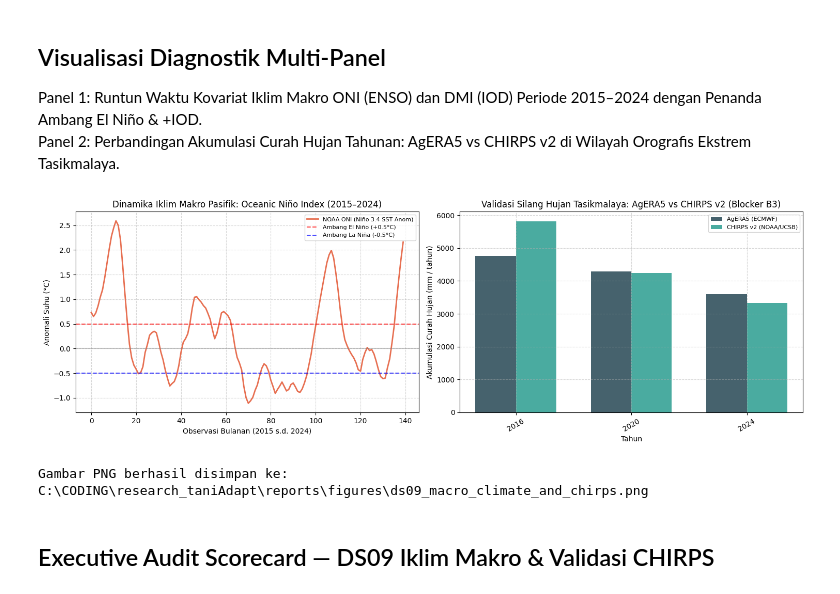
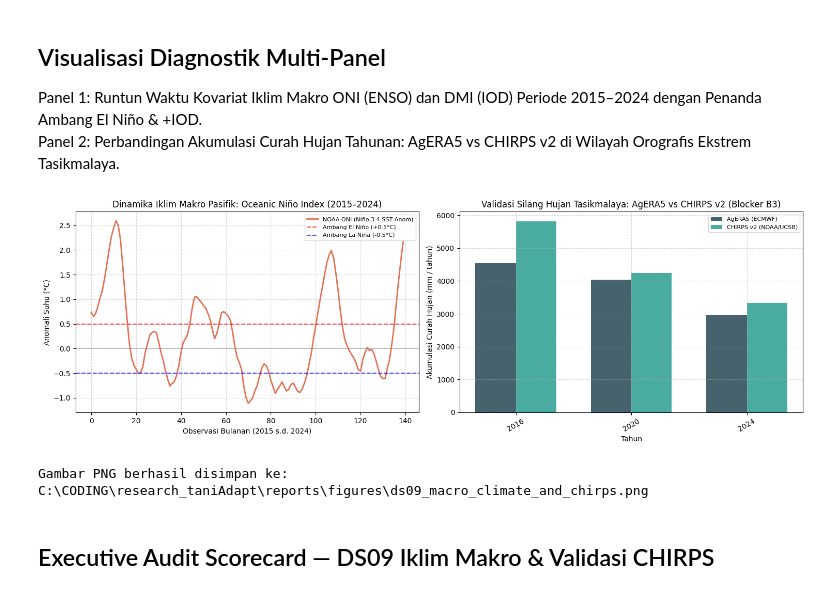
Before and after one commit to fathirrizkifadillah/research_taniadapt, a Jupyter notebook: notebook/09_climate_covariates_and_chirps.ipynb, the cells around one changed output. Cells and saved outputs as stored; diff of their text form; code cells hidden in the pictures.

```diff
--- a/notebook/09_climate_covariates_and_chirps.ipynb
+++ b/notebook/09_climate_covariates_and_chirps.ipynb
@@ -131,35 +133,38 @@ ax1.grid(True, linestyle='--', alpha=0.5)
 
 # Panel 2: Curah Hujan Tasikmalaya AgERA5 vs CHIRPS
 tasik_ch = pd.read_csv(chirps_dir / "chirps_tasikmalaya_2015_2024.csv", skiprows=[1])
 tasik_ch['year'] = pd.to_datetime(tasik_ch['time']).dt.year
 ch_ann = tasik_ch.groupby('year')['precip'].sum()
 
-tasik_ag = pd.read_csv(agera5_dir / "agera5_tasikmalaya_2015_2024.csv")
+f_tasik_ag = agera5_dir / "agera5_kab_tasikmalaya_2015_2024.csv"
+if not f_tasik_ag.exists():
+    f_tasik_ag = agera5_dir / "agera5_tasikmalaya_2015_2024.csv"
+tasik_ag = pd.read_csv(f_tasik_ag)
 tasik_ag['year'] = pd.to_datetime(tasik_ag['valid_time']).dt.year
 ag_ann = tasik_ag.groupby('year')['Precipitation_Flux'].sum()
 
 years = sorted(list(set(ch_ann.index).intersection(set(ag_ann.index))))
 x = np.arange(len(years))
 width = 0.35
 
 ax2.bar(x - width/2, [ag_ann[y] for y in years], width, label='AgERA5 (ECMWF)', color='#264653', alpha=0.85)
 ax2.bar(x + width/2, [ch_ann[y] for y in years], width, label='CHIRPS v2 (NOAA/UCSB)', color='#2a9d8f', alpha=0.85)
 
 ax2.set_title("Validasi Silang Hujan Tasikmalaya: AgERA5 vs CHIRPS v2 (Blocker B3)")
 ax2.set_xlabel("Tahun")
 ax2.set_ylabel("Akumulasi Curah Hujan (mm / tahun)")
 ax2.set_xticks(x)
 ax2.set_xticklabels(years, rotation=30)
 ax2.legend(loc='upper right', fontsize=8)
 ax2.grid(True, linestyle='--', alpha=0.5)
 
 plt.tight_layout()
 png_out = FIGURES_DIR / "ds09_macro_climate_and_chirps.png"
 plt.savefig(png_out, dpi=150)
 plt.show()
 print(f"Gambar PNG berhasil disimpan ke: {png_out}")
 # %% [output]
-[figure, old version]
+[figure, new version]
 Gambar PNG berhasil disimpan ke: C:\CODING\research_taniAdapt\reports\figures\ds09_macro_climate_and_chirps.png
 # %% [markdown]
 ## Executive Audit Scorecard — DS09 Iklim Makro & Validasi CHIRPS
```
Also changed, not shown: parts of 1 cell of this notebook, 29 other files.
